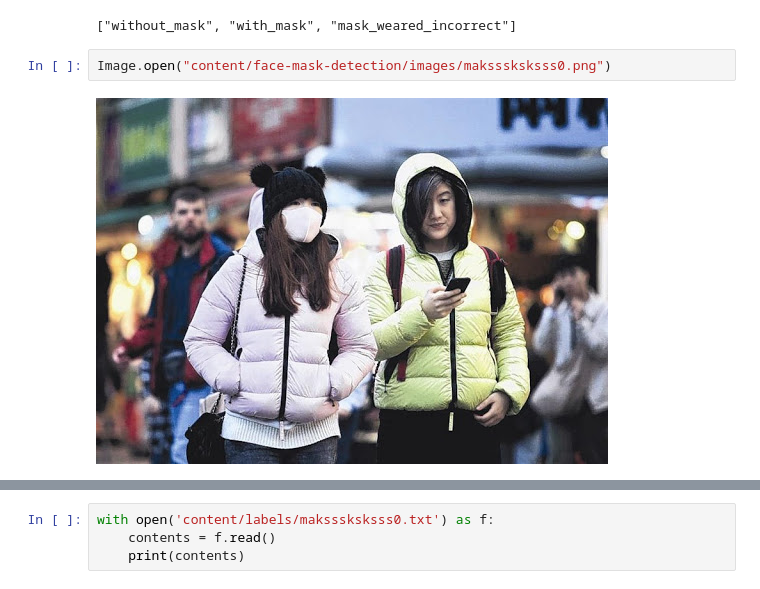
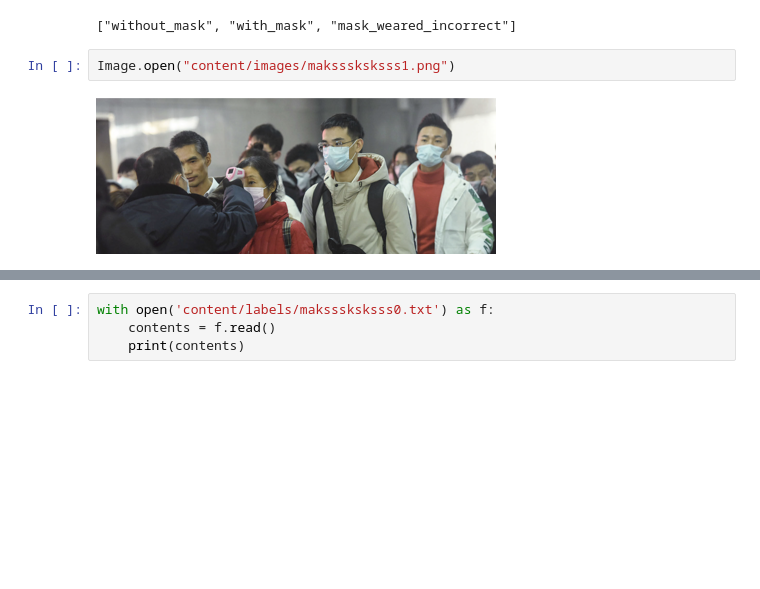
Before and after one commit to tinatsina/yolo-face-mask-rtx-3060, a Jupyter notebook: index.ipynb, the cells around one changed output, grey strips where cells are left out. Drawn from its saved outputs; the diff is of its cells as text; blank space fills up the shorter version.

```diff
--- a/index.ipynb
+++ b/index.ipynb
@@ -125,7 +125,7 @@ with open('content/classes.txt') as f:
 # %% [output]
 ["without_mask", "with_mask", "mask_weared_incorrect"]
 # %%
-Image.open("content/face-mask-detection/images/maksssksksss0.png")
+Image.open("content/images/maksssksksss1.png")
 # %% [output]
-[figure, old version]
+[figure, new version]
 # %%
```
Also changed, not shown: parts of 7 cells of this notebook.
